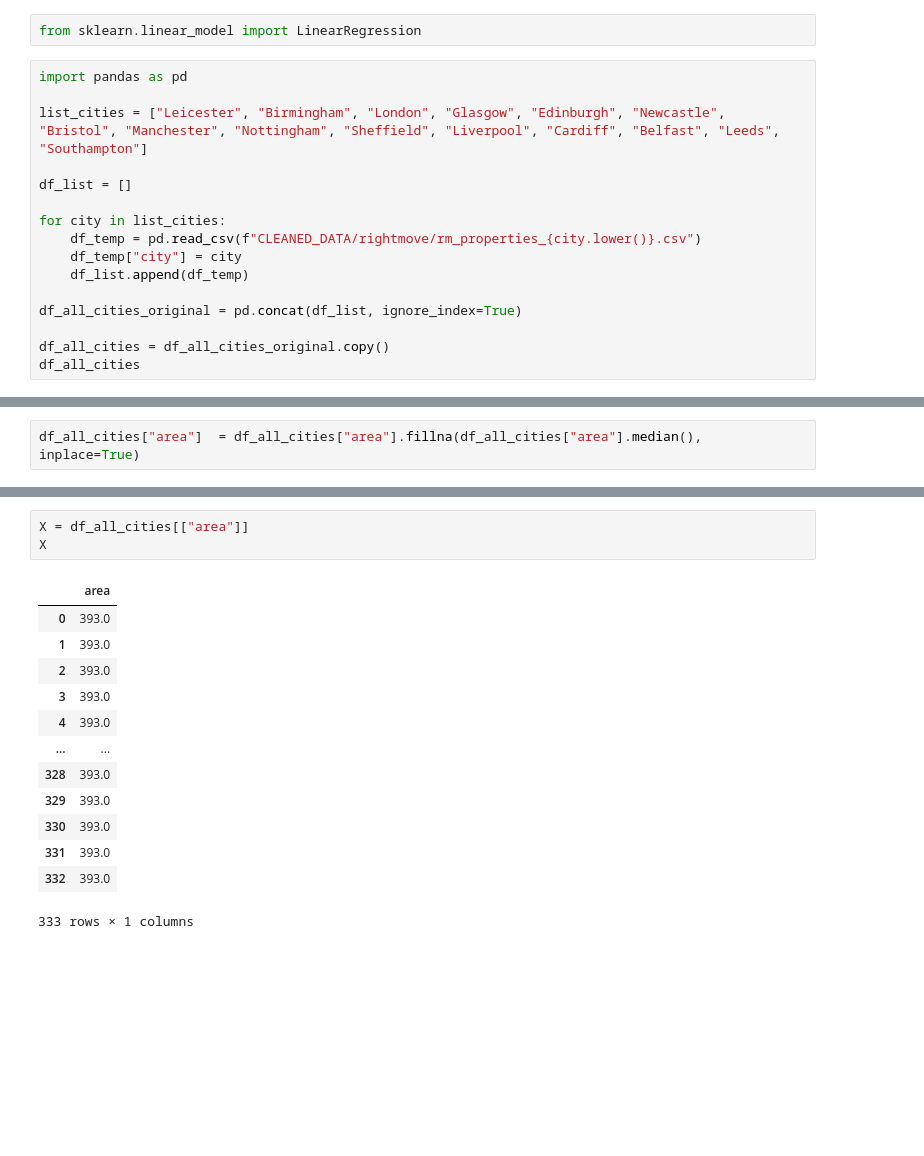
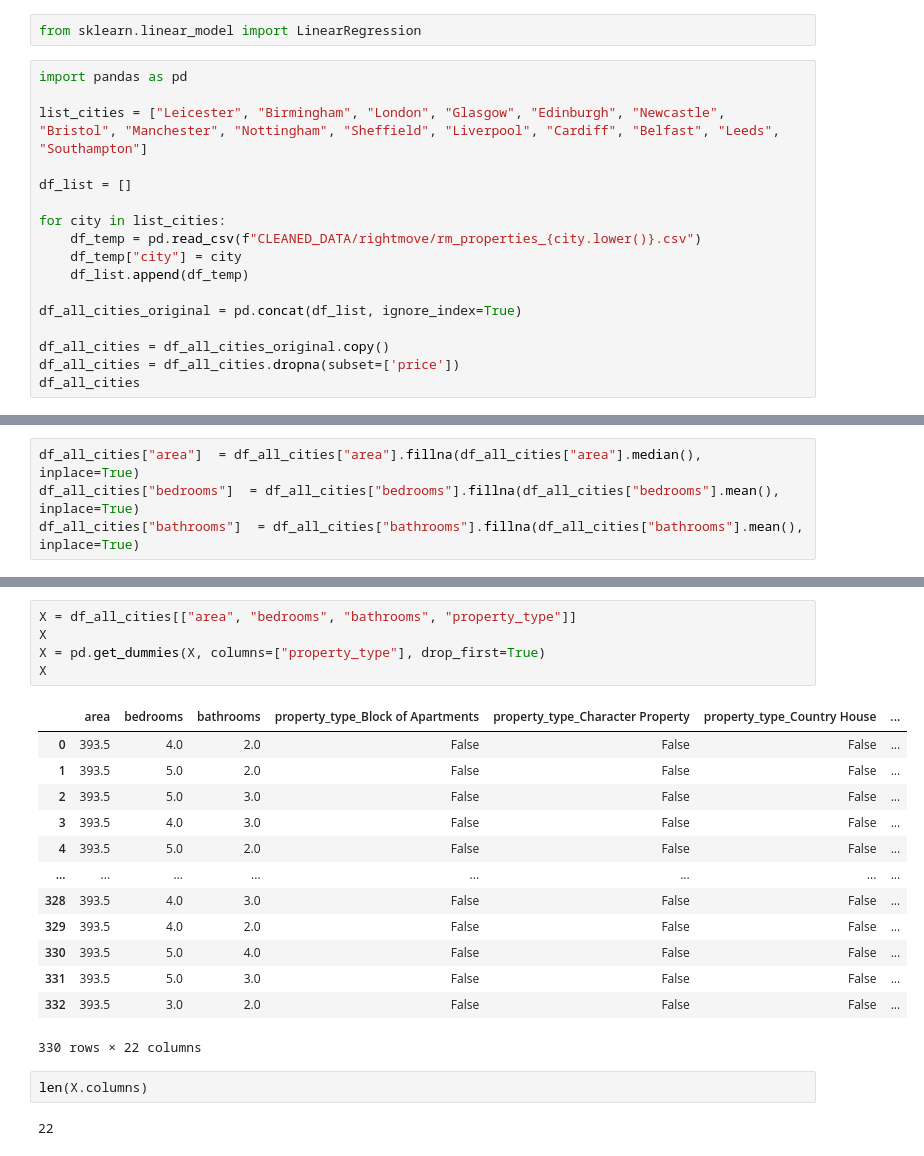
Before and after one commit to chetan-shah-AI/real-estate-price-analyzer, a Jupyter notebook: regression_analysis.ipynb, the cells around one changed output, grey strips where cells are left out. Saved outputs shown, nothing was run; the diff lists cells and outputs as text; blank space fills up the shorter version.

```diff
--- a/regression_analysis.ipynb
+++ b/regression_analysis.ipynb
@@ -19,4 +21,5 @@ for city in list_cities:
 df_all_cities_original = pd.concat(df_list, ignore_index=True)
 
 df_all_cities = df_all_cities_original.copy()
+df_all_cities = df_all_cities.dropna(subset=['price'])
 df_all_cities
@@ -23,3 +40,5 @@ df_all_cities
 # %%
 df_all_cities["area"]  = df_all_cities["area"].fillna(df_all_cities["area"].median(), inplace=True)
+df_all_cities["bedrooms"]  = df_all_cities["bedrooms"].fillna(df_all_cities["bedrooms"].mean(), inplace=True)
+df_all_cities["bathrooms"]  = df_all_cities["bathrooms"].fillna(df_all_cities["bathrooms"].mean(), inplace=True)
 # %% [output]
@@ -49,17 +78,23 @@ df_all_cities
 # %%
-X = df_all_cities[["area"]]
+X = df_all_cities[["area", "bedrooms", "bathrooms", "property_type"]]
 X
+X = pd.get_dummies(X, columns=["property_type"], drop_first=True)
+X
 # %% [output]
-|  | area |
-| 0 | 393.0 |
-| 1 | 393.0 |
-| 2 | 393.0 |
-| 3 | 393.0 |
-| 4 | 393.0 |
-| ... | ... |
-| 328 | 393.0 |
-| 329 | 393.0 |
-| 330 | 393.0 |
-| 331 | 393.0 |
-| 332 | 393.0 |
+|  | area | bedrooms | bathrooms | property_type_Block of Apartments | property_type_Character Property | property_type_Country House | ... |
+| 0 | 393.5 | 4.0 | 2.0 | False | False | False | ... |
+| 1 | 393.5 | 5.0 | 2.0 | False | False | False | ... |
+| 2 | 393.5 | 5.0 | 3.0 | False | False | False | ... |
+| 3 | 393.5 | 4.0 | 3.0 | False | False | False | ... |
+| 4 | 393.5 | 5.0 | 2.0 | False | False | False | ... |
+| ... | ... | ... | ... | ... | ... | ... | ... |
+| 328 | 393.5 | 4.0 | 3.0 | False | False | False | ... |
+| 329 | 393.5 | 4.0 | 2.0 | False | False | False | ... |
+| 330 | 393.5 | 5.0 | 4.0 | False | False | False | ... |
+| 331 | 393.5 | 5.0 | 3.0 | False | False | False | ... |
+| 332 | 393.5 | 3.0 | 2.0 | False | False | False | ... |
-333 rows × 1 columns
+330 rows × 22 columns
+# %%
+len(X.columns)
+# %% [output]
+22
```
Also changed, not shown: parts of 27 cells of this notebook, 4 other files.
